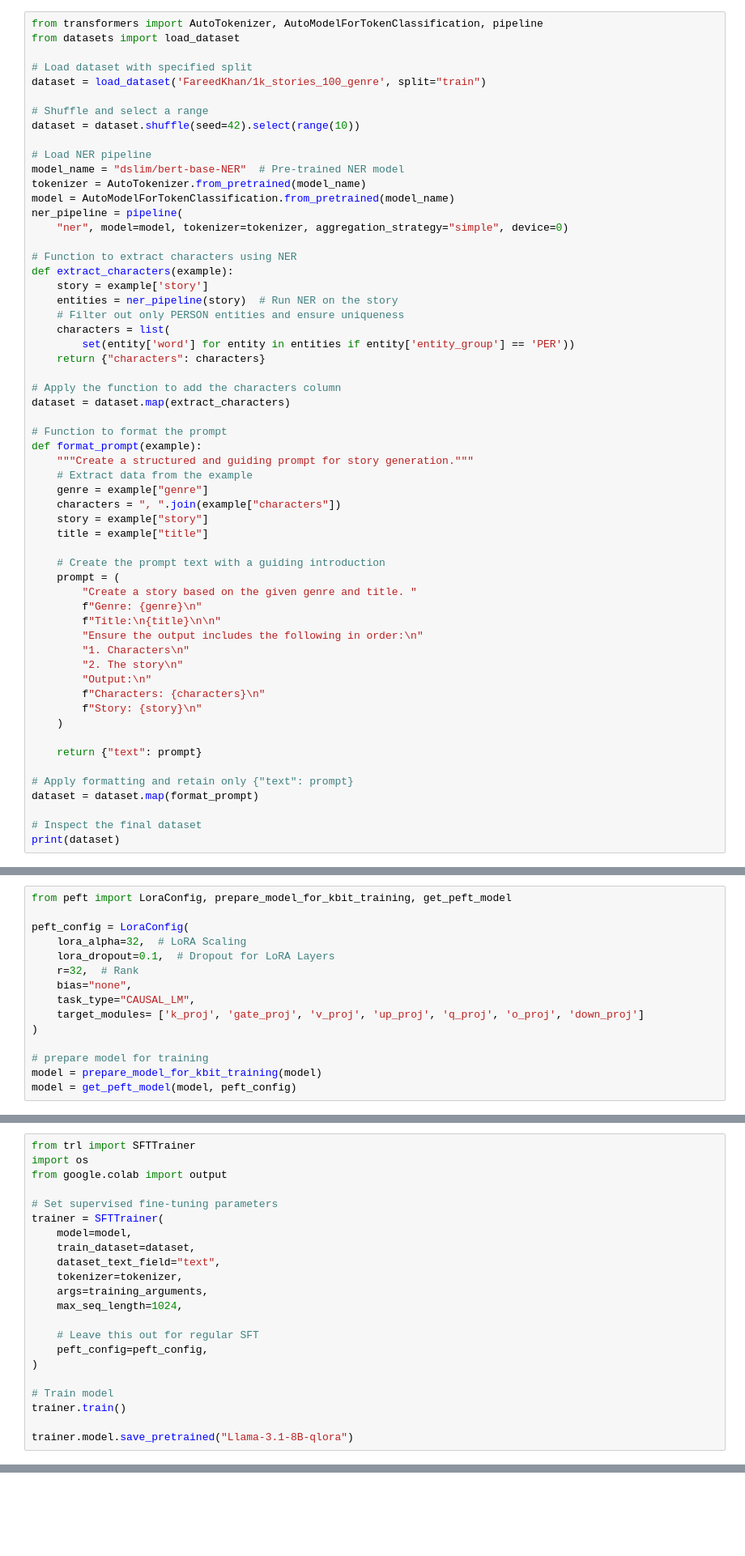
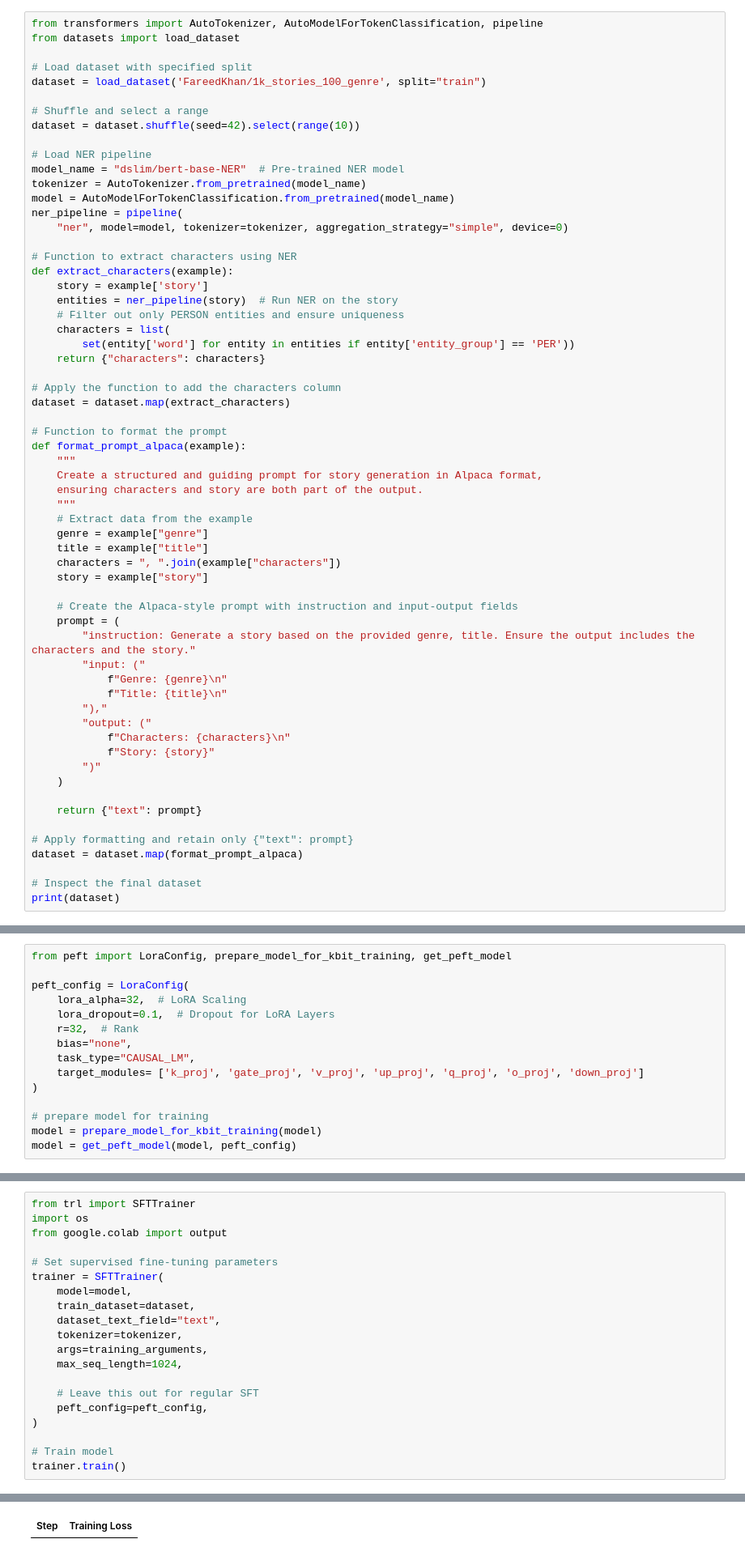
Before and after one commit to Fulim13/Storyteller, a Jupyter notebook: api/fine-tune.ipynb, the cells around one changed output, grey strips where cells are left out. Shown at 81% size. Drawn from its saved outputs; the diff is of its cells as text; blank space fills up the shorter version.

```diff
--- a/api/fine-tune.ipynb
+++ b/api/fine-tune.ipynb
@@ -115,31 +118,34 @@ def extract_characters(example):
 dataset = dataset.map(extract_characters)
 
 # Function to format the prompt
-def format_prompt(example):
-    """Create a structured and guiding prompt for story generation."""
+def format_prompt_alpaca(example):
+    """
+    Create a structured and guiding prompt for story generation in Alpaca format,
+    ensuring characters and story are both part of the output.
+    """
     # Extract data from the example
     genre = example["genre"]
+    title = example["title"]
     characters = ", ".join(example["characters"])
     story = example["story"]
-    title = example["title"]
 
-    # Create the prompt text with a guiding introduction
+    # Create the Alpaca-style prompt with instruction and input-output fields
     prompt = (
-        "Create a story based on the given genre and title. "
-        f"Genre: {genre}\n"
-        f"Title:\n{title}\n\n"
-        "Ensure the output includes the following in order:\n"
-        "1. Characters\n"
-        "2. The story\n"
-        "Output:\n"
-        f"Characters: {characters}\n"
-        f"Story: {story}\n"
+        "instruction: Generate a story based on the provided genre, title. Ensure the output includes the characters and the story."
+        "input: ("
+            f"Genre: {genre}\n"
+            f"Title: {title}\n"
+        "),"
+        "output: ("
+            f"Characters: {characters}\n"
+            f"Story: {story}"
+        ")"
     )
 
     return {"text": prompt}
 
 # Apply formatting and retain only {"text": prompt}
-dataset = dataset.map(format_prompt)
+dataset = dataset.map(format_prompt_alpaca)
 
 # Inspect the final dataset
 print(dataset)
@@ -255,5 +263,4 @@ trainer = SFTTrainer(
 
 # Train model
 trainer.train()
-
-trainer.model.save_pretrained("Llama-3.1-8B-qlora")
+# %% [output]
@@ -259,0 +283 @@ trainer.model.save_pretrained("Llama-3.1-8B-qlora")
+| Step | Training Loss |
```
Also changed, not shown: parts of 14 cells of this notebook.
